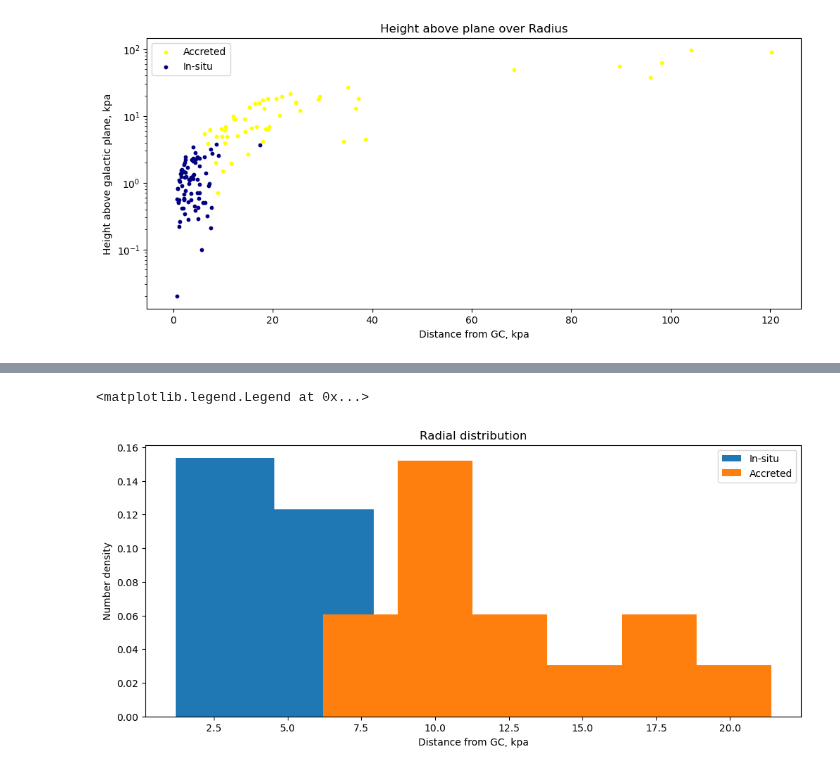
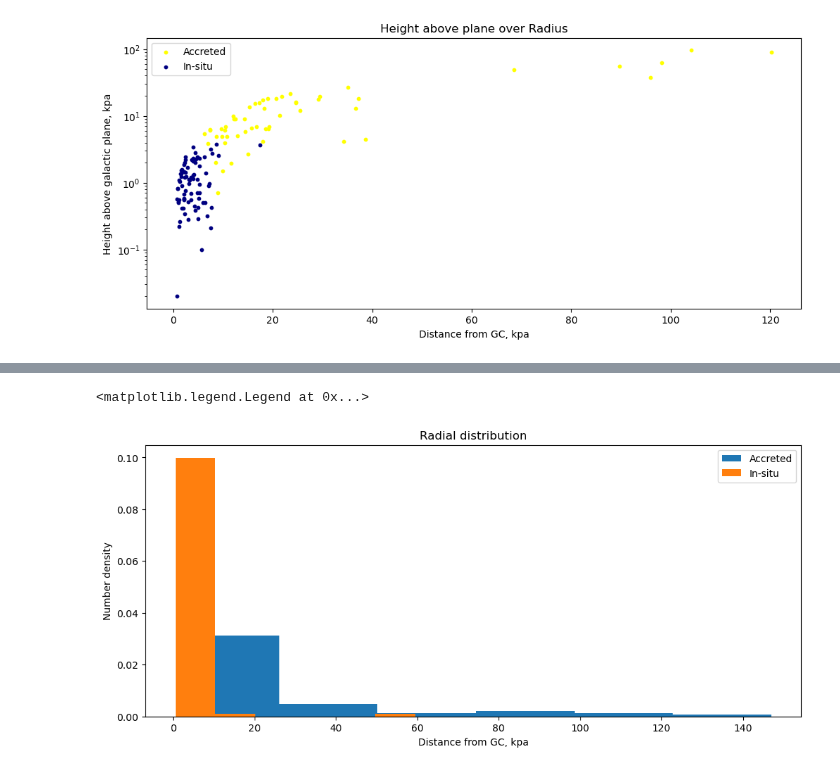
Before and after one commit to Valerii-Radchenkov/3116_Project, a Jupyter notebook: Analysis.ipynb, the cells around one changed output, grey strips where cells are left out. Cells and saved outputs as stored; diff of their text form; code cells hidden in the pictures.

```diff
--- a/Analysis.ipynb
+++ b/Analysis.ipynb
@@ -14,6 +14,7 @@ HVK_Met = pd.read_csv("Data//MetalicityMerge//MergedMetalicities.csv")
 df = pd.merge(G_HB, H_P3,on="ID",how="outer")
 df = pd.merge(df,HVK_Met,on="ID",how="outer")
 df['FeH'] = df['[FeH]_WtdAvg']
+df['Age'] = df['Age_x']
 # %%
 # Sun coords
 #R0 = 8.2          # Sun distance from GC
@@ -132,12 +133,12 @@ plt.legend()
 # %%
 plt.figure(figsize=[12, 5])
 
-plt.hist(df.loc[df['Accreted?'] == 0,'R_G'], bins=6, density=True, label='In-situ')
-plt.hist(df.loc[df['Accreted?'] == 1,'R_G'], bins=6, density=True, label='Accreted')
+plt.hist(df.loc[df['Accreted?'] == 1,'R_gc'], bins=6, density=True, label='Accreted')
+plt.hist(df.loc[df['Accreted?'] == 0,'R_gc'], bins=6, density=True, label='In-situ')
 plt.title('Radial distribution')
 plt.xlabel('Distance from GC, kpa')
 plt.ylabel('Number density')
 plt.legend()
 # %% [output]
 <matplotlib.legend.Legend at 0x...>
-[figure, old version]
+[figure, new version]
```
Also changed, not shown: parts of 4 cells of this notebook.
